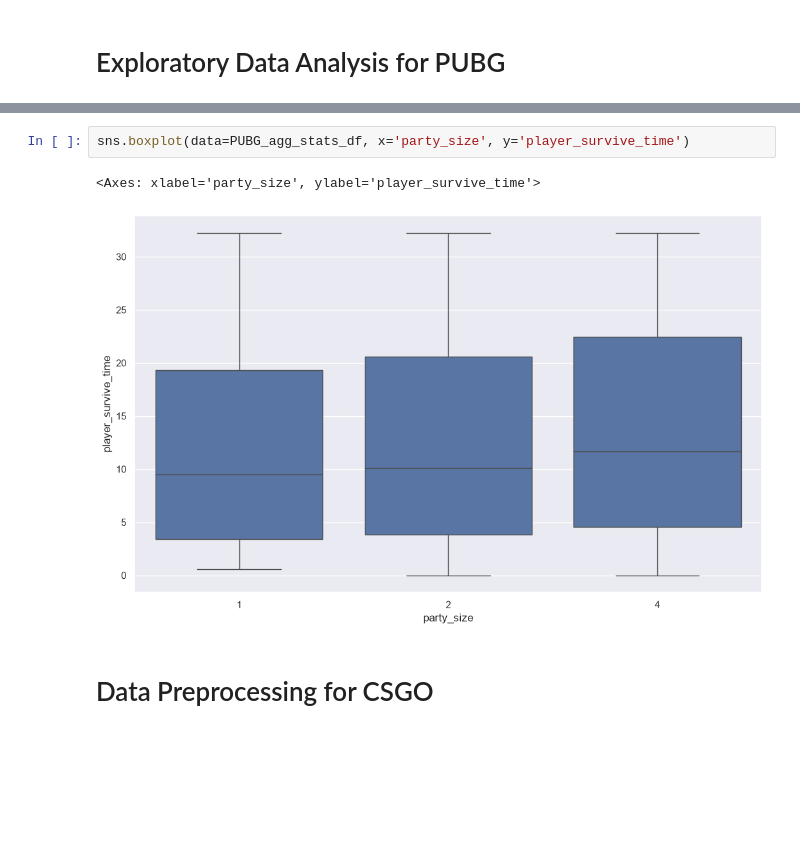
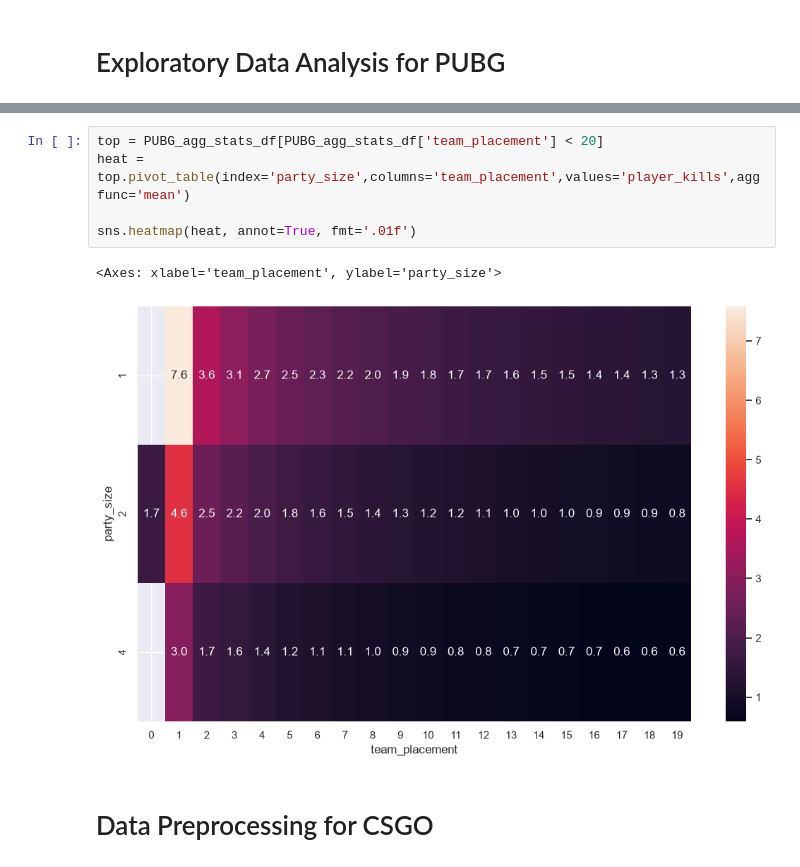
Before and after one commit to Shoofy32/CSMODEL, a Jupyter notebook: CSMODEL.ipynb, the cells around one changed output, grey strips where cells are left out. Saved outputs shown, nothing was run; the diff lists cells and outputs as text; blank space fills up the shorter version.

Commit message:
Begun EDA on PUBG death statistics

```diff
--- a/CSMODEL.ipynb
+++ b/CSMODEL.ipynb
@@ -98,8 +150,11 @@ sns.heatmap(heat, annot=True, fmt='.0f')
-# %%
-sns.boxplot(data=PUBG_agg_stats_df, x='party_size', y='player_survive_time')
-# %% [output]
-<Axes: xlabel='party_size', ylabel='player_survive_time'>
-[figure, old version]
+# %%
+top = PUBG_agg_stats_df[PUBG_agg_stats_df['team_placement'] < 20]
+heat = top.pivot_table(index='party_size',columns='team_placement',values='player_kills',aggfunc='mean')
+
+sns.heatmap(heat, annot=True, fmt='.01f')
+# %% [output]
+<Axes: xlabel='team_placement', ylabel='party_size'>
+[figure, added]
 # %% [markdown]
 # Data Preprocessing for CSGO
 # %%
```
Also changed, not shown: parts of 16 cells of this notebook.
